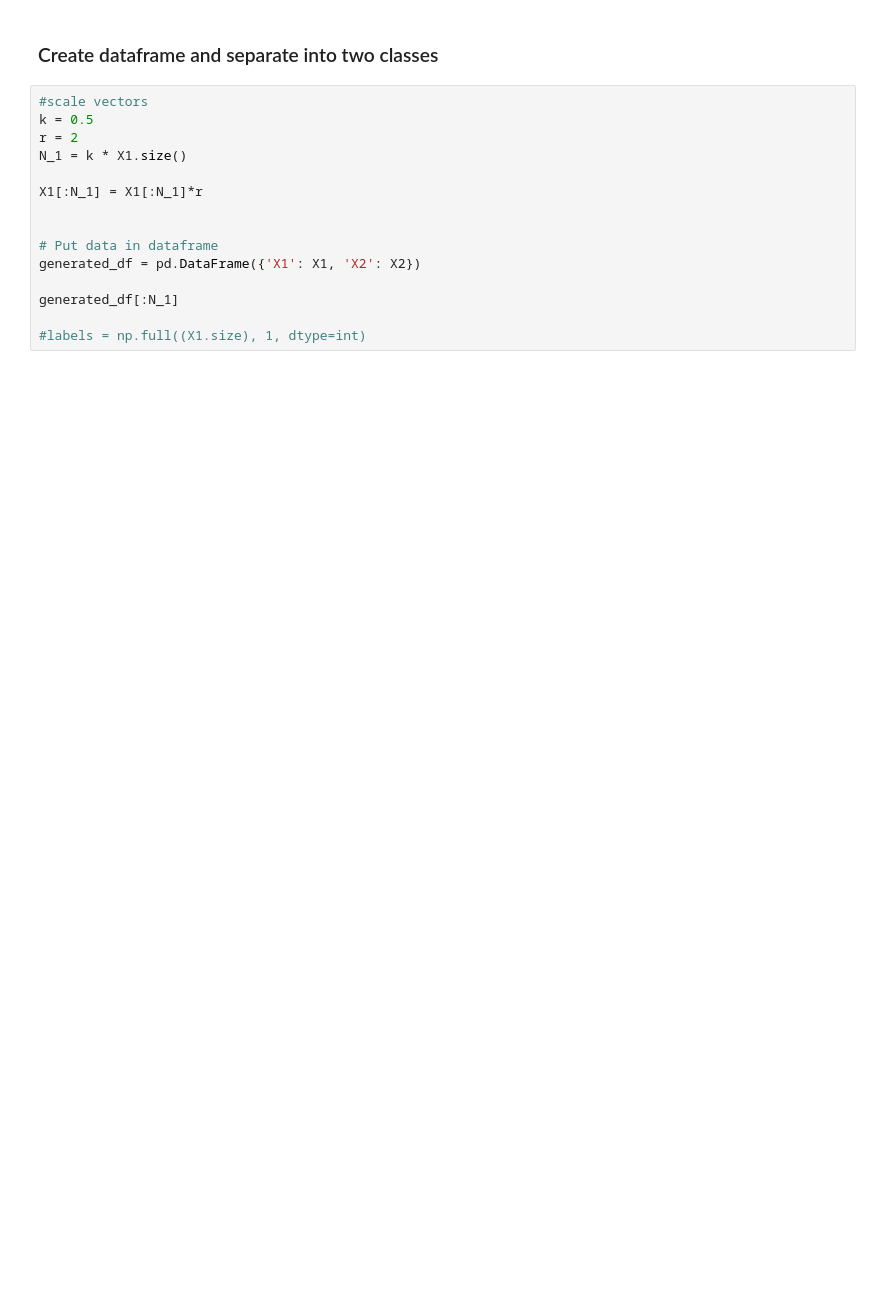
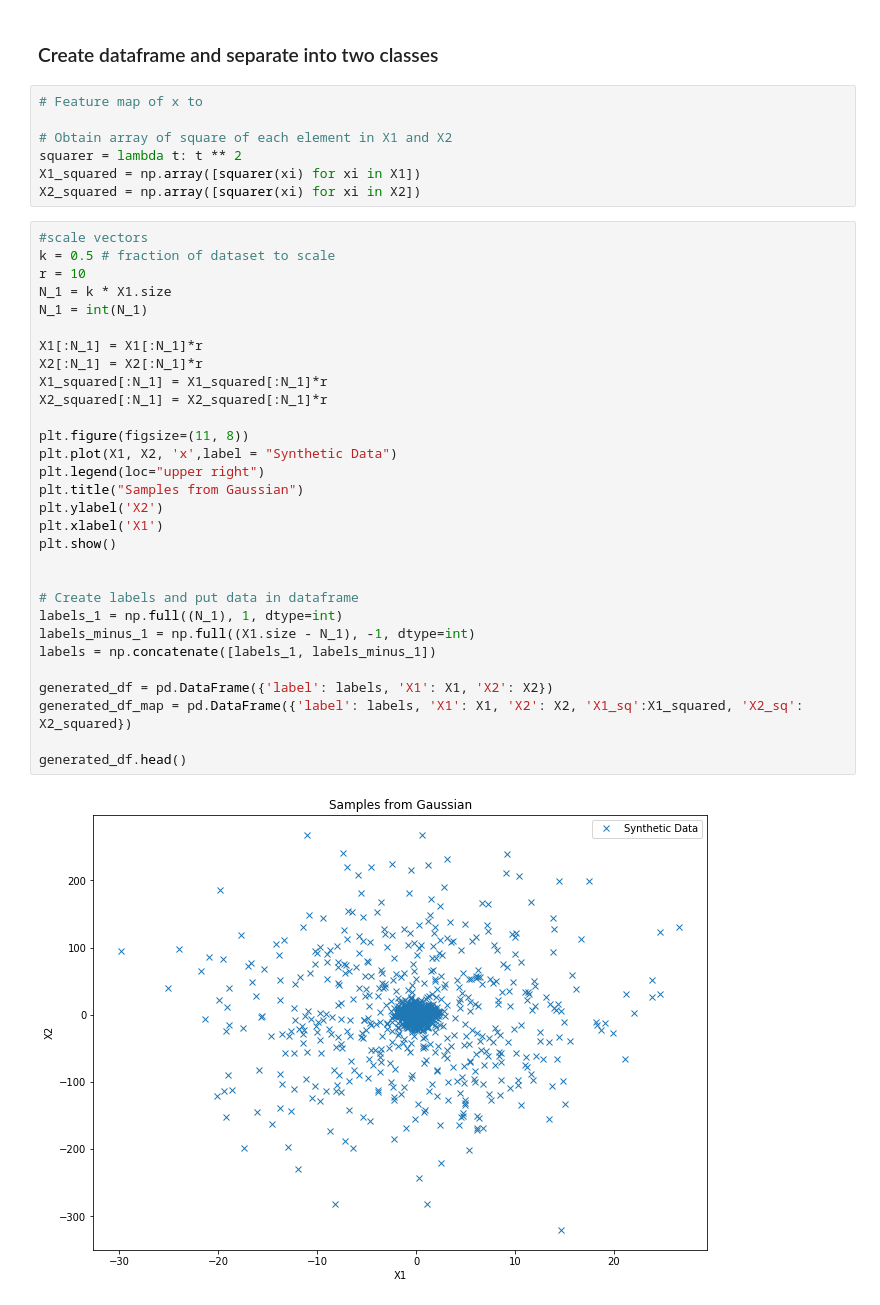
Before and after one commit to hkindbom/SF2935-Statistical-Learning, a Jupyter notebook: Project 2/Project 2.ipynb, the cells around one changed output. Drawn from its saved outputs; the diff is of its cells as text; blank space fills up the shorter version.

```diff
--- a/Project 2/Project 2.ipynb
+++ b/Project 2/Project 2.ipynb
@@ -178,17 +183,41 @@ plt.show()
 # %% [markdown]
 ### Create dataframe and separate into two classes
-# %%
-#scale vectors
-k = 0.5
-r = 2
-N_1 = k * X1.size()
-
-X1[:N_1] = X1[:N_1]*r
-
-
-# Put data in dataframe
-generated_df = pd.DataFrame({'X1': X1, 'X2': X2})
-
-generated_df[:N_1]
-
-#labels = np.full((X1.size), 1, dtype=int)
+# %%
+# Feature map of x to
+
+# Obtain array of square of each element in X1 and X2
+squarer = lambda t: t ** 2
+X1_squared = np.array([squarer(xi) for xi in X1])
+X2_squared = np.array([squarer(xi) for xi in X2])
+# %%
+#scale vectors
+k = 0.5 # fraction of dataset to scale
+r = 10
+N_1 = k * X1.size
+N_1 = int(N_1)
+
+X1[:N_1] = X1[:N_1]*r
+X2[:N_1] = X2[:N_1]*r
+X1_squared[:N_1] = X1_squared[:N_1]*r
+X2_squared[:N_1] = X2_squared[:N_1]*r
+
+plt.figure(figsize=(11, 8))
+plt.plot(X1, X2, 'x',label = "Synthetic Data")
+plt.legend(loc="upper right")
+plt.title("Samples from Gaussian")
+plt.ylabel('X2')
+plt.xlabel('X1')
+plt.show()
+
+
+# Create labels and put data in dataframe
+labels_1 = np.full((N_1), 1, dtype=int)
+labels_minus_1 = np.full((X1.size - N_1), -1, dtype=int)
+labels = np.concatenate([labels_1, labels_minus_1])
+
+generated_df = pd.DataFrame({'label': labels, 'X1': X1, 'X2': X2})
+generated_df_map = pd.DataFrame({'label': labels, 'X1': X1, 'X2': X2, 'X1_sq':X1_squared, 'X2_sq': X2_squared})
+
+generated_df.head()
+# %% [output]
+[figure, added]
```
Also changed, not shown: parts of 9 cells of this notebook.
